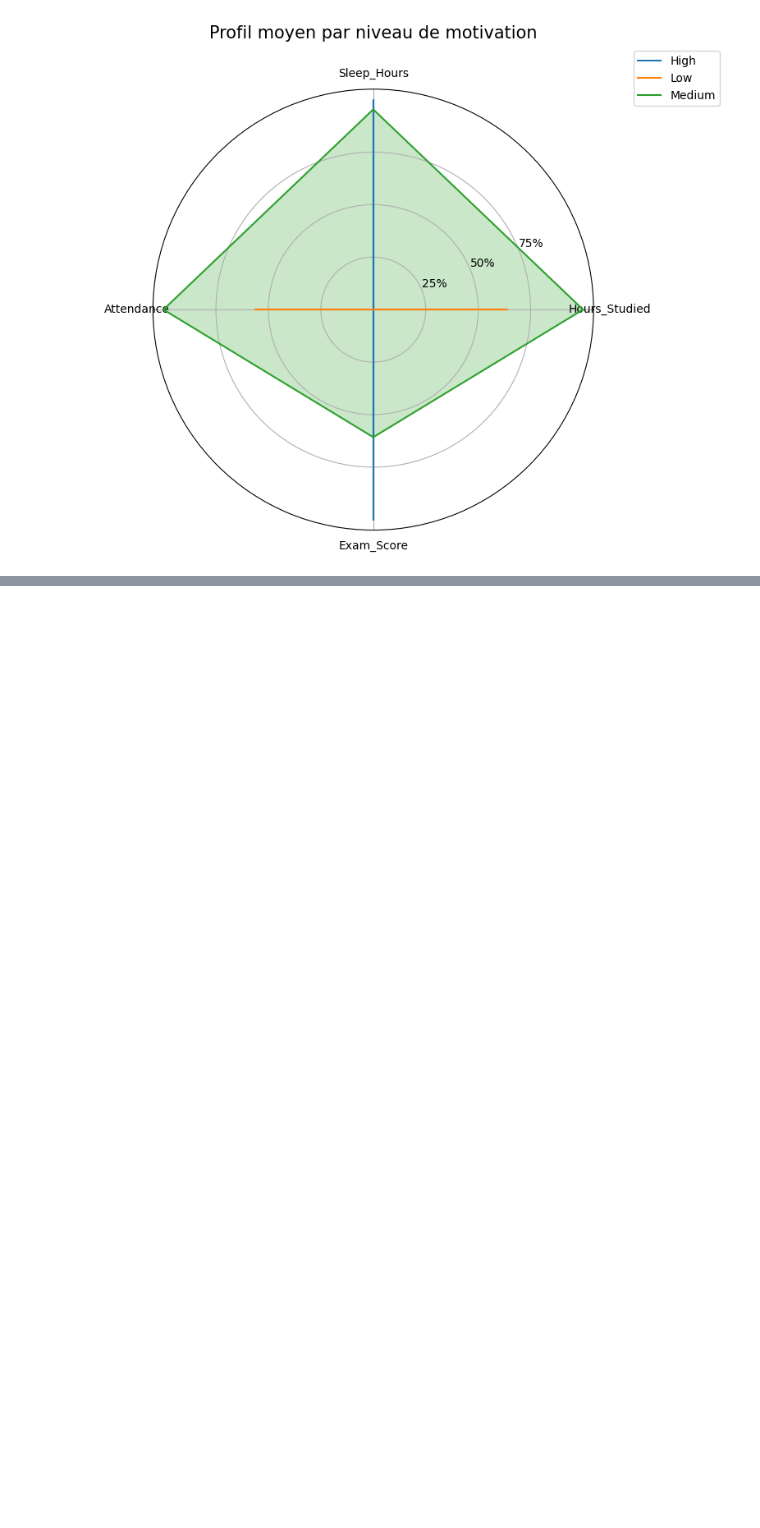
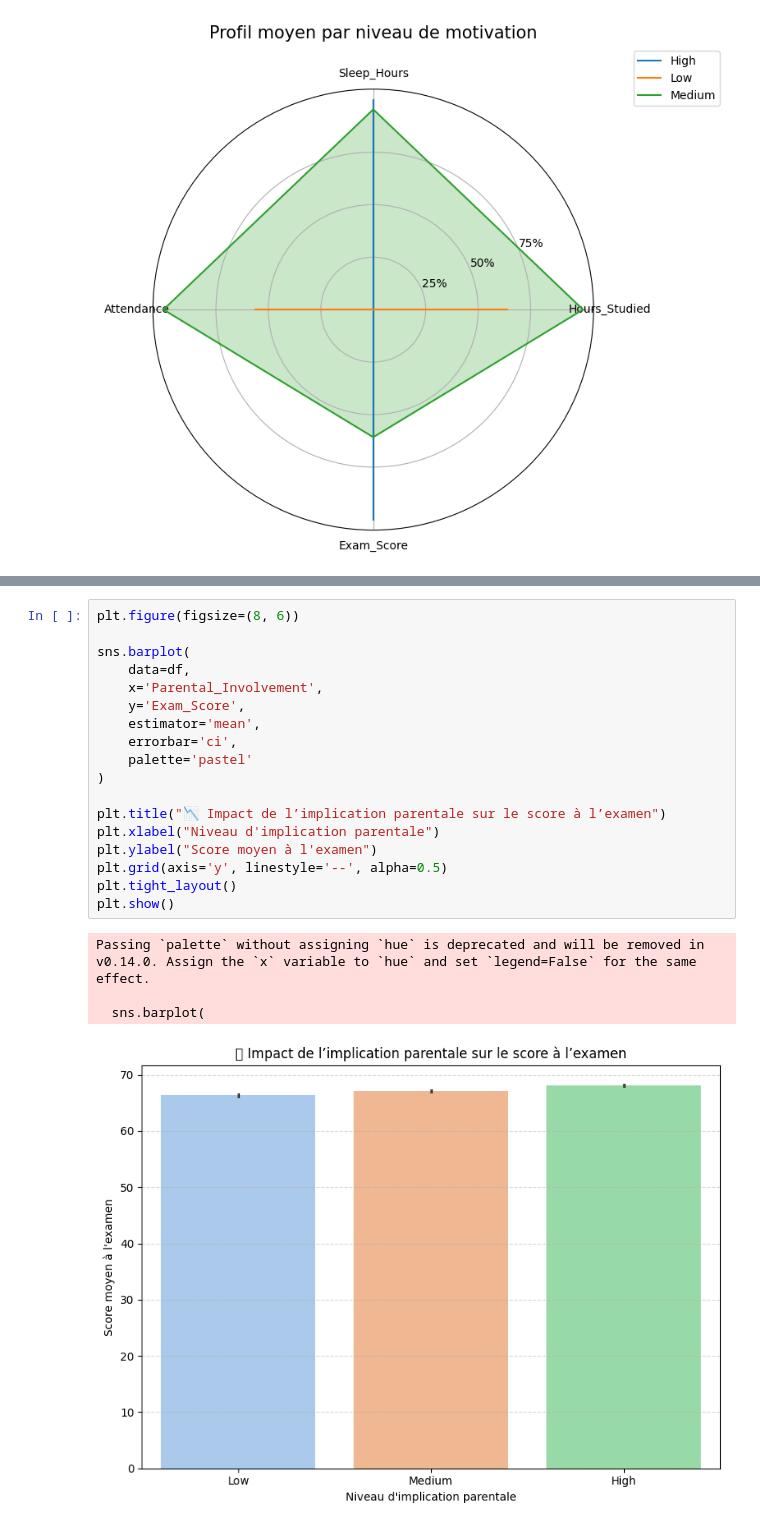
Before and after one commit to emnabnk/Projet-traitement-de-donnees, a Jupyter notebook: Notebook Projet.ipynb, the cells around one changed output, grey strips where cells are left out. Saved outputs shown, nothing was run; the diff lists cells and outputs as text; blank space fills up the shorter version.

```diff
--- a/Notebook Projet.ipynb
+++ b/Notebook Projet.ipynb
@@ -228,0 +293,23 @@ plt.show()
+# %%
+plt.figure(figsize=(8, 6))
+
+sns.barplot(
+    data=df,
+    x='Parental_Involvement',
+    y='Exam_Score',
+    estimator='mean',
+    errorbar='ci',
+    palette='pastel'
+)
+
+plt.title("📉 Impact de l’implication parentale sur le score à l’examen")
+plt.xlabel("Niveau d'implication parentale")
+plt.ylabel("Score moyen à l'examen")
+plt.grid(axis='y', linestyle='--', alpha=0.5)
+plt.tight_layout()
+plt.show()
+# %% [output]
+Passing `palette` without assigning `hue` is deprecated and will be removed in v0.14.0. Assign the `x` variable to `hue` and set `legend=False` for the same effect.
+
+  sns.barplot(
+[figure, added]
```
Also changed, not shown: parts of 3 cells of this notebook.
